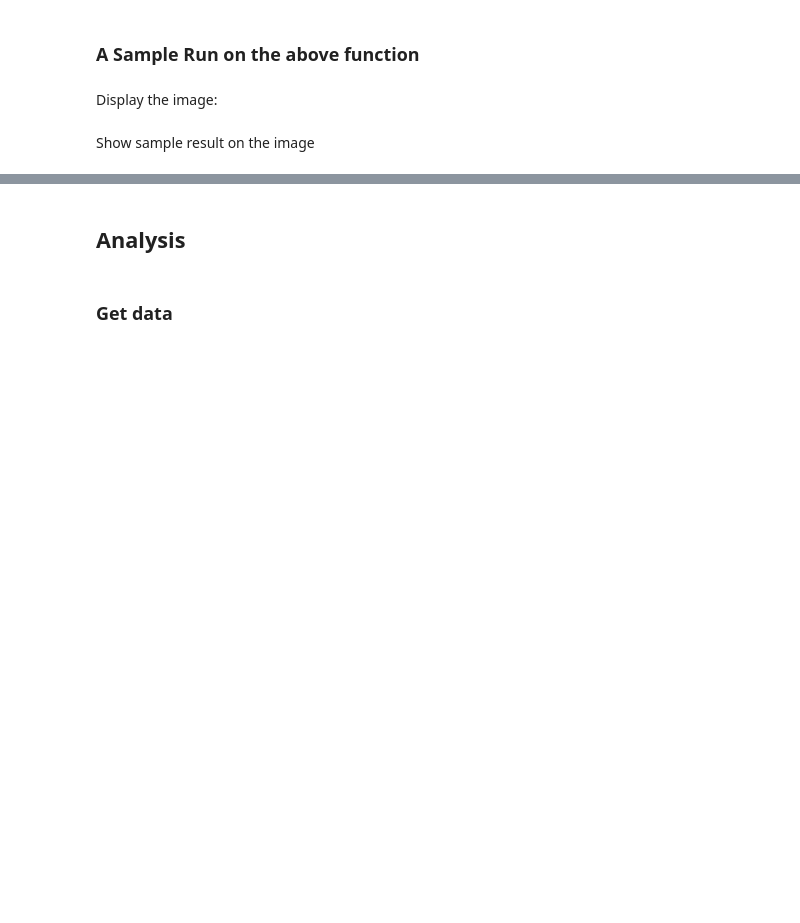
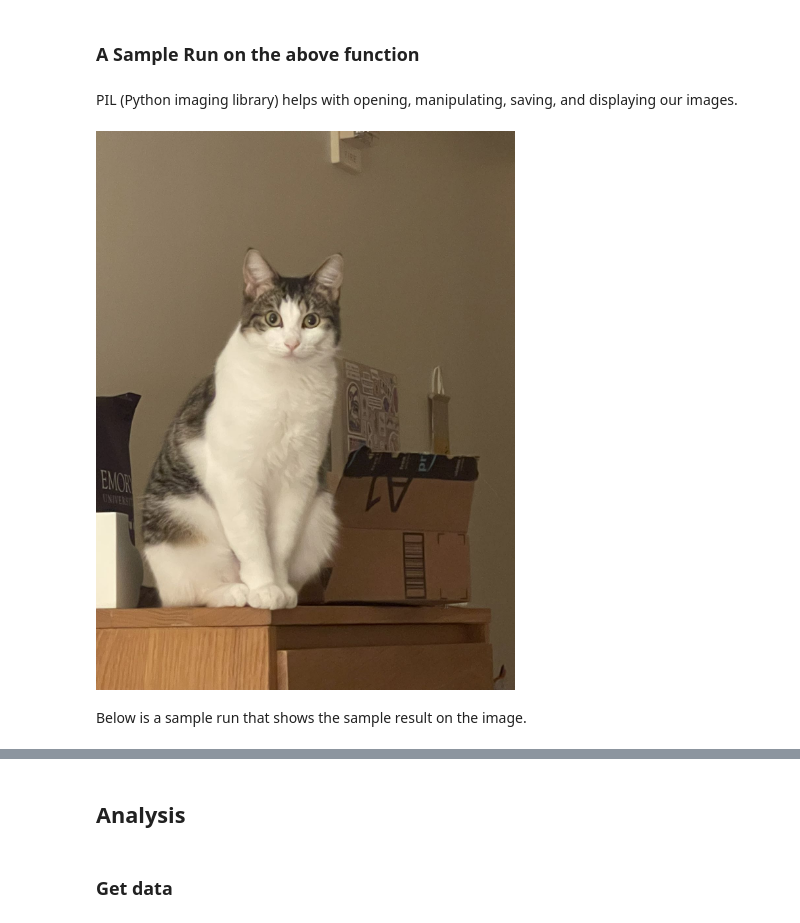
Before and after one commit to tonychengu/AWS-ML-Eval, a Jupyter notebook: final_notebook.ipynb, the cells around one changed output, grey strips where cells are left out. Drawn from its saved outputs; the diff is of its cells as text; code cells hidden in the pictures; blank space fills up the shorter version.

```diff
--- a/final_notebook.ipynb
+++ b/final_notebook.ipynb
@@ -54,5 +52,3 @@ def detect_labels(photo, bucket, local, p = False):
     return found_cat, 0
 # %% [markdown]
 ### A Sample Run on the above function
-# %% [markdown]
-Display the image:
@@ -65,5 +55,13 @@ display(image)
+# %% [markdown]
+PIL (Python imaging library) helps with opening, manipulating, saving, and displaying our images.
+# %%
+from PIL import Image
+image = Image.open('img/sample_img/1181667592680_.pic.jpg')
+display(image)
+# %% [output]
+[figure, added]
 # %% [markdown]
-Show sample result on the image
+Below is a sample run that shows the sample result on the image.
 # %%
 res = detect_labels('1181667592680_.pic.jpg', 'qtm350project', False, True)
 res
```
Also changed, not shown: parts of 41 cells of this notebook.
